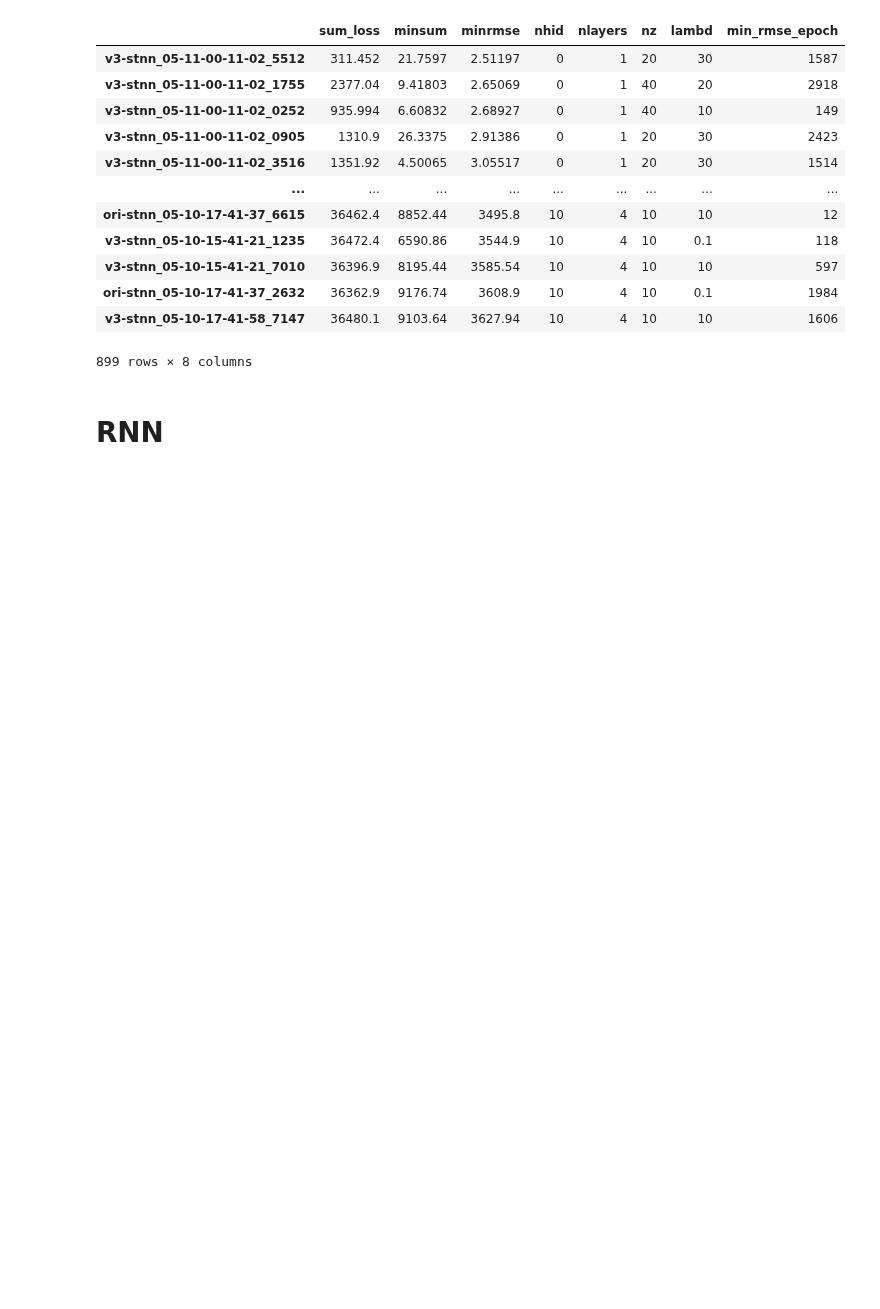
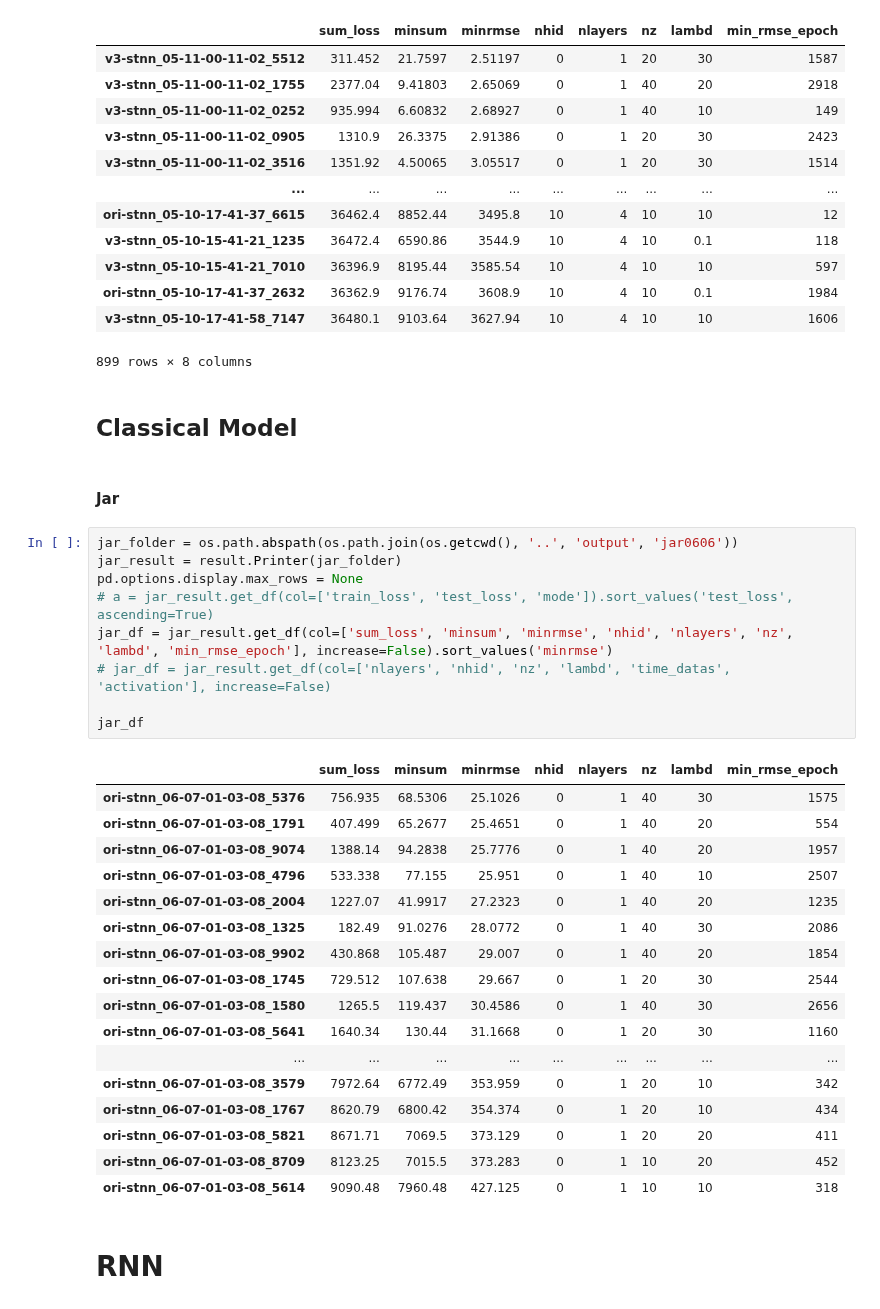
Before and after one commit to wtding1998/RNN_nCov, a Jupyter notebook: ncov_pred3.ipynb, the cells around one changed output. Cells and saved outputs as stored; diff of their text form; blank space fills up the shorter version.

```diff
--- a/ncov_pred3.ipynb
+++ b/ncov_pred3.ipynb
@@ -343,6 +343,37 @@ mar_df
 | ori-stnn_05-10-17-41-37_2632 | 36362.9 | 9176.74 | 3608.9 | 10 | 4 | 10 | 0.1 | 1984 |
 | v3-stnn_05-10-17-41-58_7147 | 36480.1 | 9103.64 | 3627.94 | 10 | 4 | 10 | 10 | 1606 |
 899 rows × 8 columns
+# %% [markdown]
+## Classical Model
+# %% [markdown]
+#### Jar
+# %%
+jar_folder = os.path.abspath(os.path.join(os.getcwd(), '..', 'output', 'jar0606'))
+jar_result = result.Printer(jar_folder)
+pd.options.display.max_rows = None
+# a = jar_result.get_df(col=['train_loss', 'test_loss', 'mode']).sort_values('test_loss', ascending=True)
+jar_df = jar_result.get_df(col=['sum_loss', 'minsum', 'minrmse', 'nhid', 'nlayers', 'nz', 'lambd', 'min_rmse_epoch'], increase=False).sort_values('minrmse')
+# jar_df = jar_result.get_df(col=['nlayers', 'nhid', 'nz', 'lambd', 'time_datas', 'activation'], increase=False)
+
+jar_df
+# %% [output]
+|  | sum_loss | minsum | minrmse | nhid | nlayers | nz | lambd | min_rmse_epoch |
+| ori-stnn_06-07-01-03-08_5376 | 756.935 | 68.5306 | 25.1026 | 0 | 1 | 40 | 30 | 1575 |
+| ori-stnn_06-07-01-03-08_1791 | 407.499 | 65.2677 | 25.4651 | 0 | 1 | 40 | 20 | 554 |
+| ori-stnn_06-07-01-03-08_9074 | 1388.14 | 94.2838 | 25.7776 | 0 | 1 | 40 | 20 | 1957 |
+| ori-stnn_06-07-01-03-08_4796 | 533.338 | 77.155 | 25.951 | 0 | 1 | 40 | 10 | 2507 |
+| ori-stnn_06-07-01-03-08_2004 | 1227.07 | 41.9917 | 27.2323 | 0 | 1 | 40 | 20 | 1235 |
+| ori-stnn_06-07-01-03-08_1325 | 182.49 | 91.0276 | 28.0772 | 0 | 1 | 40 | 30 | 2086 |
+| ori-stnn_06-07-01-03-08_9902 | 430.868 | 105.487 | 29.007 | 0 | 1 | 40 | 20 | 1854 |
+| ori-stnn_06-07-01-03-08_1745 | 729.512 | 107.638 | 29.667 | 0 | 1 | 20 | 30 | 2544 |
+| ori-stnn_06-07-01-03-08_1580 | 1265.5 | 119.437 | 30.4586 | 0 | 1 | 40 | 30 | 2656 |
+| ori-stnn_06-07-01-03-08_5641 | 1640.34 | 130.44 | 31.1668 | 0 | 1 | 20 | 30 | 1160 |
+| ... | ... | ... | ... | ... | ... | ... | ... | ... |
+| ori-stnn_06-07-01-03-08_3579 | 7972.64 | 6772.49 | 353.959 | 0 | 1 | 20 | 10 | 342 |
+| ori-stnn_06-07-01-03-08_1767 | 8620.79 | 6800.42 | 354.374 | 0 | 1 | 20 | 10 | 434 |
+| ori-stnn_06-07-01-03-08_5821 | 8671.71 | 7069.5 | 373.129 | 0 | 1 | 20 | 20 | 411 |
+| ori-stnn_06-07-01-03-08_8709 | 8123.25 | 7015.5 | 373.283 | 0 | 1 | 10 | 20 | 452 |
+| ori-stnn_06-07-01-03-08_5614 | 9090.48 | 7960.48 | 427.125 | 0 | 1 | 10 | 10 | 318 |
 # %% [markdown]
 # RNN
 # %%
```
Also changed, not shown: 1 other file.
